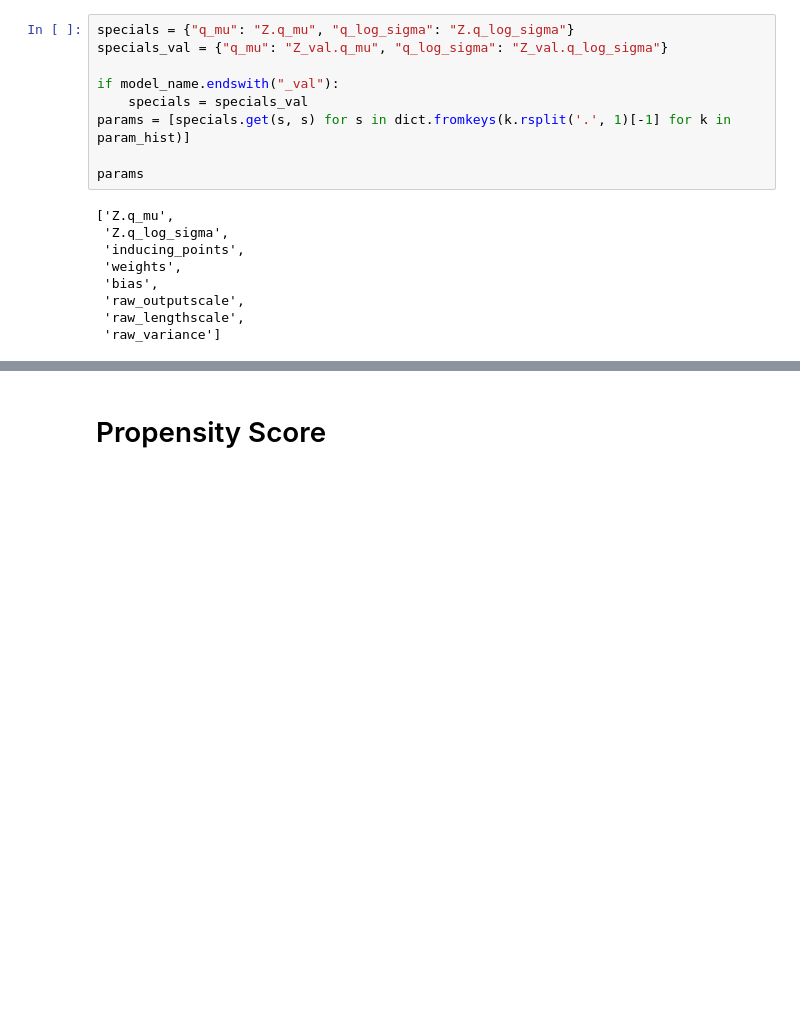
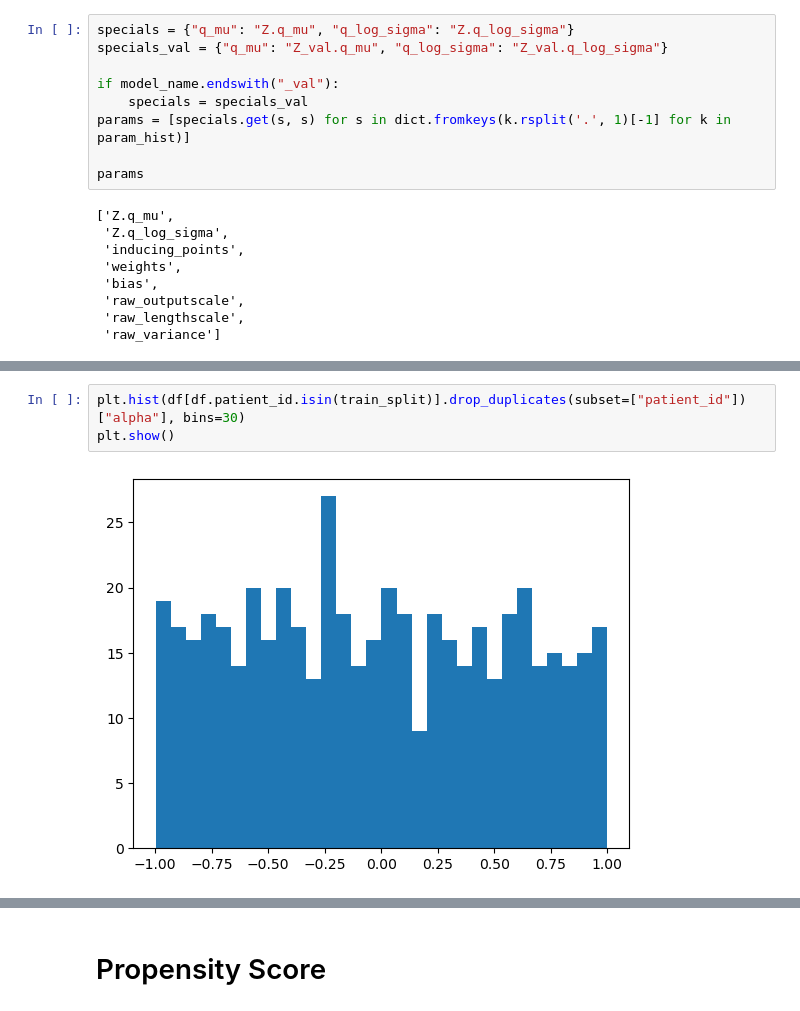
Before and after one commit to Ali-Setareh/SeqGPLVM_FEMSM, a Jupyter notebook: notebooks/model_inspection.ipynb, the cells around one changed output, grey strips where cells are left out. Drawn from its saved outputs; the diff is of its cells as text; blank space fills up the shorter version.

```diff
--- a/notebooks/model_inspection.ipynb
+++ b/notebooks/model_inspection.ipynb
@@ -140,0 +148,5 @@ FigureWidget({
+# %%
+plt.hist(df[df.patient_id.isin(train_split)].drop_duplicates(subset=["patient_id"])["alpha"], bins=30)
+plt.show()
+# %% [output]
+[figure, added]
```
Also changed, not shown: parts of 14 cells of this notebook, 3 other files.
